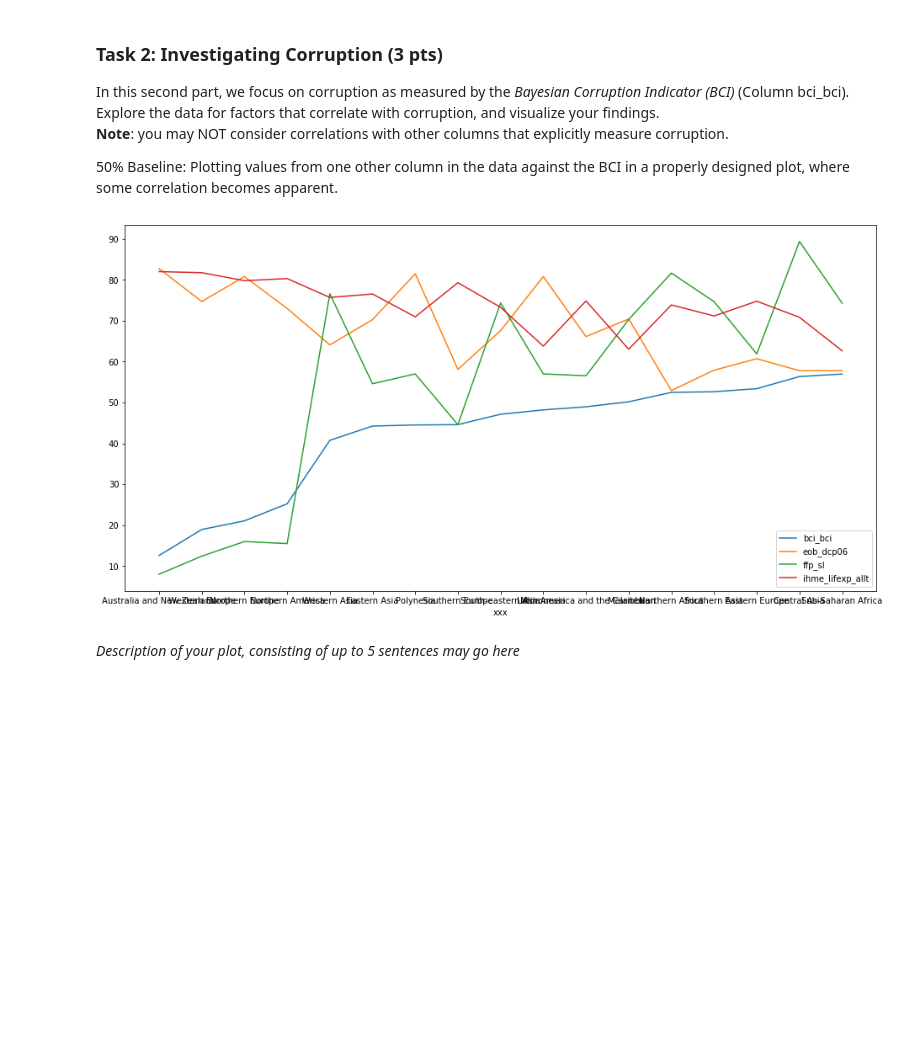
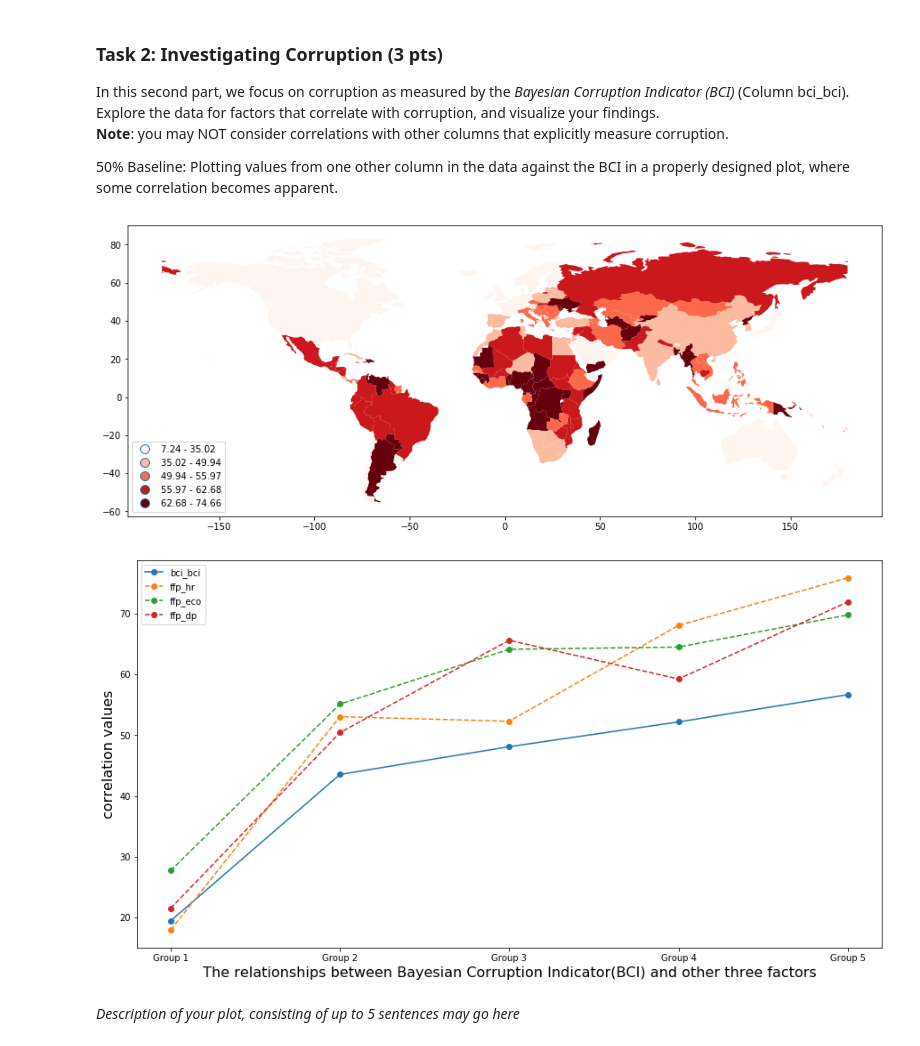
Before and after one commit to MaDolphin/Social-Data-Science, a Jupyter notebook: assignment_1/haikun_home_assignment_1.ipynb, the cells around one changed output. Cells and saved outputs as stored; diff of their text form; code cells hidden in the pictures; blank space fills up the shorter version.

```diff
--- a/assignment_1/haikun_home_assignment_1.ipynb
+++ b/assignment_1/haikun_home_assignment_1.ipynb
@@ -162,63 +154,72 @@ __Note__: you may NOT consider correlations with other columns that explicitly m
 
 50% Baseline: Plotting values from one other column in the data against the BCI in a properly designed plot, where some correlation becomes apparent.
 # %%
-# world = geopandas.read_file(geopandas.datasets.get_path('naturalearth_lowres'))
+world = geopandas.read_file(geopandas.datasets.get_path('naturalearth_lowres'))
 
-# df_all_world = pd.merge(df_all,world,left_on='alpha-3',right_on='iso_a3')
+df_all_world = pd.merge(df_all,world,left_on='alpha-3',right_on='iso_a3')
 
-# df_all_bci = df_all_world.dropna(axis=0, how='any', subset=['bci_bci'])
-# # df_all_bci_under_10 = df_all.loc[df_all.loc[:,"bci_bci"] < 10]
+df_all_bci = df_all_world.dropna(axis=0, how='any', subset=['bci_bci'])
 
-# gdf = geopandas.GeoDataFrame(df_all_bci)
+gdf = geopandas.GeoDataFrame(df_all_bci)
 
-# fig, ax = plt.subplots(1, 1)
-# # divider = make_axes_locatable(ax)
-# # cax = divider.append_axes("right", size="5%", pad=0.1)
+fig, ax = plt.subplots(1, figsize=(15, 8))
+# divider = make_axes_locatable(ax)
+# cax = divider.append_axes("right", size="5%", pad=0.1)
+# gdf.plot(column='bci_bci', ax=ax, legend=True, cax=cax)
 
-# # gdf.plot(column='bci_bci', ax=ax, legend=True, cax=cax)
+gdf.plot(column='bci_bci',cmap='Reds',ax=ax, scheme='quantiles', legend=True, legend_kwds={'loc': 'lower left'}) #OrRd
 
-# gdf.plot(column='bci_bci',cmap='Reds',ax=ax, scheme='quantiles') #OrRd
-
-######################################################################################################
+##################################################################################################################################
 
 df_all = pd.merge(data_qog,df_country,left_on='ccodealp',right_on='alpha-3')
 
-# print(df_all['sub-region'].value_counts())
-
 sub_region = ['Sub-Saharan Africa','Latin America and the Caribbean','Western Asia','Southern Europe','South-eastern Asia','Northern Europe','Eastern Europe','Western Europe','Southern Asia','Eastern Asia','Northern Africa','Micronesia','Central Asia','Melanesia','Polynesia','Northern America','Australia and New Zealand']
-col=['bci_bci','eob_dcp06','ffp_sl','ihme_lifexp_allt','ffp_eco','ffp_dp','van_index','hf_business','van_comp']
+col=['bci_bci','ffp_hr','ffp_eco','ffp_dp']
 
 df_corr = pd.DataFrame(np.zeros(len(sub_region)*len(col)).reshape(len(sub_region),len(col)),index=sub_region,columns=col)
 for i in sub_region:
     for temp_val in col:
         df_sub_region = df_all.loc[df_all.loc[:,"sub-region"] == i]
         col_sub_region = df_sub_region.dropna(axis=0, how='any', subset=[temp_val])[temp_val].to_numpy()
         df_corr.loc[i,temp_val] = np.mean(col_sub_region)
 
 df_corr = df_corr.sort_values(by=['bci_bci'])
-# print(df_corr)
 
-# temp_val = 'hum_trust'
-# df_sub_region = df_all.loc[df_all.loc[:,\"sub-region\"] == 'Central Asia']
-# col_sub_region = df_sub_region.dropna(axis=0, how='any', subset=[temp_val])[temp_val].to_numpy()
-# print(col_sub_region)
+sub_group = ['Group 1','Group 2','Group 3','Group 4','Group 5']
+df_corr_group = pd.DataFrame(np.zeros(len(sub_group)*len(col)).reshape(len(sub_group),len(col)),index=sub_group,columns=col)
 
+df_corr_1 = df_corr.iloc[0:4, 0:5]
+for temp_val in col:
+    df_corr_group.loc[sub_group[0],temp_val] = df_corr_1.mean()[temp_val]
 
-plt.figure(figsize=(16,8))
-plt.plot(df_corr['bci_bci'],label='bci_bci')
-plt.plot(df_corr['eob_dcp06'],label='eob_dcp06')
-plt.plot(df_corr['ffp_sl']*10,label='ffp_sl')  #跟ffp_eco 比较，谁好留谁
-plt.plot(df_corr['ihme_lifexp_allt'],label='ihme_lifexp_allt')
+df_corr_2 = df_corr.iloc[4:8, 0:5]
+for temp_val in col:
+    df_corr_group.loc[sub_group[1],temp_val] = df_corr_2.mean()[temp_val]
 
-# plt.plot(df_corr['ffp_eco']*10,label='ffp_eco') # **** # 可以留，扩大倍数
-# plt.plot(df_corr['ffp_dp']*10,label='ffp_dp')
-# plt.plot(df_corr['van_index']*5,label='van_index')
-# plt.plot(df_corr['hf_business'],label='hf_business') # **** #
-# plt.plot(df_corr['van_comp'],label='van_comp')
-plt.xlabel("xxx")
+df_corr_3 = df_corr.iloc[8:11, 0:5]
+for temp_val in col:
+    df_corr_group.loc[sub_group[2],temp_val] = df_corr_3.mean()[temp_val]
+
+df_corr_4 = df_corr.iloc[11:15, 0:5]
+for temp_val in col:
+    df_corr_group.loc[sub_group[3],temp_val] = df_corr_4.mean()[temp_val]
+
+df_corr_5 = df_corr.iloc[15:, 0:5]
+for temp_val in col:
+    df_corr_group.loc[sub_group[4],temp_val] = df_corr_5.mean()[temp_val]
+
+plt.figure(figsize=(15,8))
+plt.plot(df_corr_group['bci_bci'],label='bci_bci', marker='o')
+plt.plot(df_corr_group['ffp_hr']*10,label='ffp_hr', marker='o',linestyle='--')
+plt.plot(df_corr_group['ffp_eco']*10,label='ffp_eco', marker='o',linestyle='--')
+plt.plot(df_corr_group['ffp_dp']*10,label='ffp_dp', marker='o',linestyle='--')
+
+plt.xlabel("The relationships between Bayesian Corruption Indicator(BCI) and other three factors",fontsize=16)
+plt.ylabel("correlation values",fontsize=16)
 plt.legend()
 plt.show()
 # %% [output]
-[figure, old version]
+[figure, new version]
+[figure, added]
 # %% [markdown]
 _Description of your plot, consisting of up to 5 sentences may go here_
```
Also changed, not shown: parts of 6 cells of this notebook, 1 other file.
